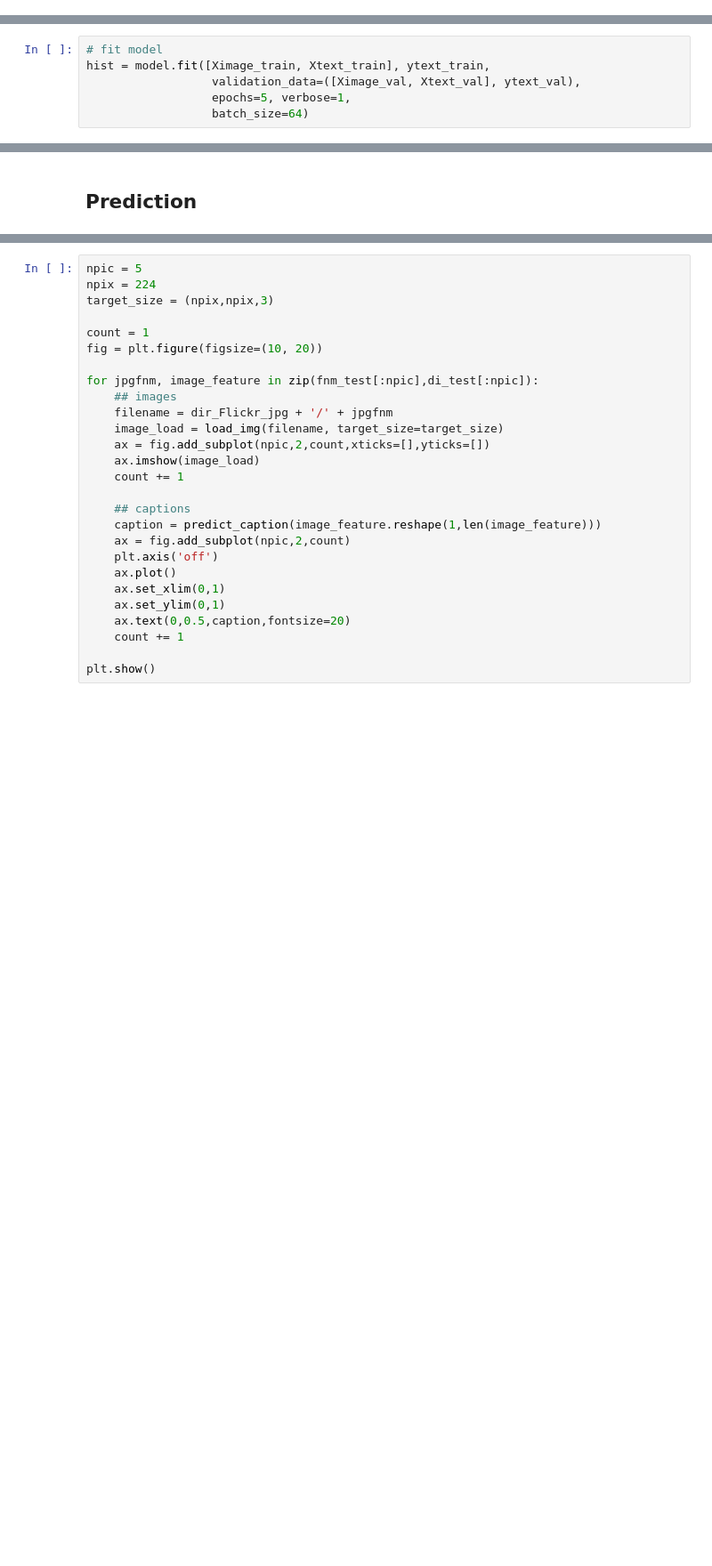
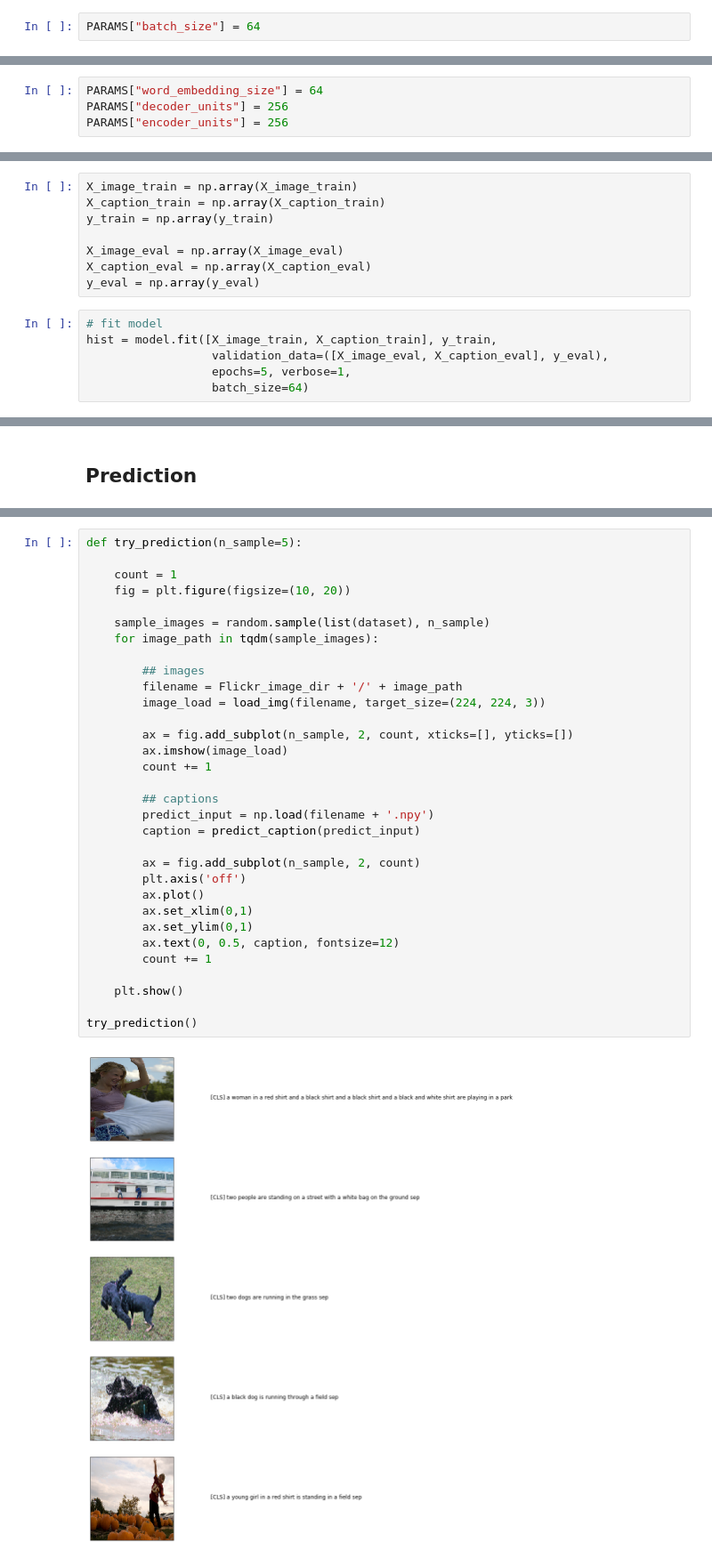
Before and after one commit to Jessinra/Image-Captioning-Lab-2, a Jupyter notebook: Captioning.ipynb, the cells around one changed output, grey strips where cells are left out. Shown at 89% size. Drawn from its saved outputs; the diff is of its cells as text; blank space fills up the shorter version.

```diff
--- a/Captioning.ipynb
+++ b/Captioning.ipynb
@@ -242,0 +219,2 @@ Xtext_val,   Ximage_val,   ytext_val   = preprocessing(dt_val,di_val)
+# %%
+PARAMS["batch_size"] = 64
@@ -243,3 +234,7 @@ Xtext_val,   Ximage_val,   ytext_val   = preprocessing(dt_val,di_val)
 # %% [markdown]
 ## Model
+# %%
+PARAMS["word_embedding_size"] = 64
+PARAMS["decoder_units"] = 256
+PARAMS["encoder_units"] = 256
 # %%
@@ -281,9 +275,17 @@ Trainable params: 2,070,535
 Non-trainable params: 0
 __________________________________________________________________________________________________
+# %%
+X_image_train = np.array(X_image_train)
+X_caption_train = np.array(X_caption_train)
+y_train = np.array(y_train)
+
+X_image_eval = np.array(X_image_eval)
+X_caption_eval = np.array(X_caption_eval)
+y_eval = np.array(y_eval)
 # %%
 # fit model
-hist = model.fit([Ximage_train, Xtext_train], ytext_train,
-                  validation_data=([Ximage_val, Xtext_val], ytext_val),
+hist = model.fit([X_image_train, X_caption_train], y_train,
+                  validation_data=([X_image_eval, X_caption_eval], y_eval),
                   epochs=5, verbose=1,
                   batch_size=64)
 # %% [output]
@@ -323,28 +342,35 @@ def predict_caption(image):
     return(in_text)
 # %%
-npic = 5
-npix = 224
-target_size = (npix,npix,3)
+def try_prediction(n_sample=5):
 
-count = 1
-fig = plt.figure(figsize=(10, 20))
+    count = 1
+    fig = plt.figure(figsize=(10, 20))
 
-for jpgfnm, image_feature in zip(fnm_test[:npic],di_test[:npic]):
-    ## images
-    filename = dir_Flickr_jpg + '/' + jpgfnm
-    image_load = load_img(filename, target_size=target_size)
-    ax = fig.add_subplot(npic,2,count,xticks=[],yticks=[])
-    ax.imshow(image_load)
-    count += 1
+    sample_images = random.sample(list(dataset), n_sample)
+    for image_path in tqdm(sample_images):
 
-    ## captions
-    caption = predict_caption(image_feature.reshape(1,len(image_feature)))
-    ax = fig.add_subplot(npic,2,count)
-    plt.axis('off')
-    ax.plot()
-    ax.set_xlim(0,1)
-    ax.set_ylim(0,1)
-    ax.text(0,0.5,caption,fontsize=20)
-    count += 1
+        ## images
+        filename = Flickr_image_dir + '/' + image_path
+        image_load = load_img(filename, target_size=(224, 224, 3))
 
-plt.show()
+        ax = fig.add_subplot(n_sample, 2, count, xticks=[], yticks=[])
+        ax.imshow(image_load)
+        count += 1
+
+        ## captions
+        predict_input = np.load(filename + '.npy')
+        caption = predict_caption(predict_input)
+
+        ax = fig.add_subplot(n_sample, 2, count)
+        plt.axis('off')
+        ax.plot()
+        ax.set_xlim(0,1)
+        ax.set_ylim(0,1)
+        ax.text(0, 0.5, caption, fontsize=12)
+        count += 1
+
+    plt.show()
+
+try_prediction()
+# %% [output]
+[figure, added]
```
Also changed, not shown: parts of 38 cells of this notebook, 2 other files.
